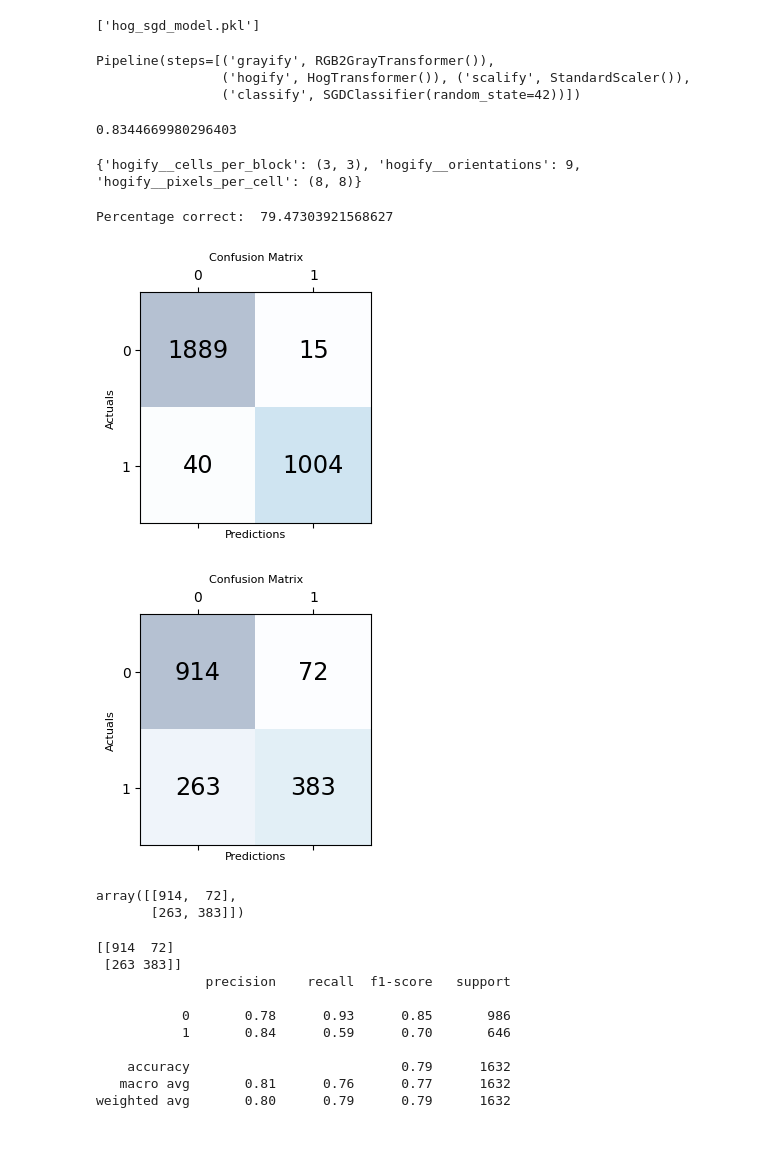
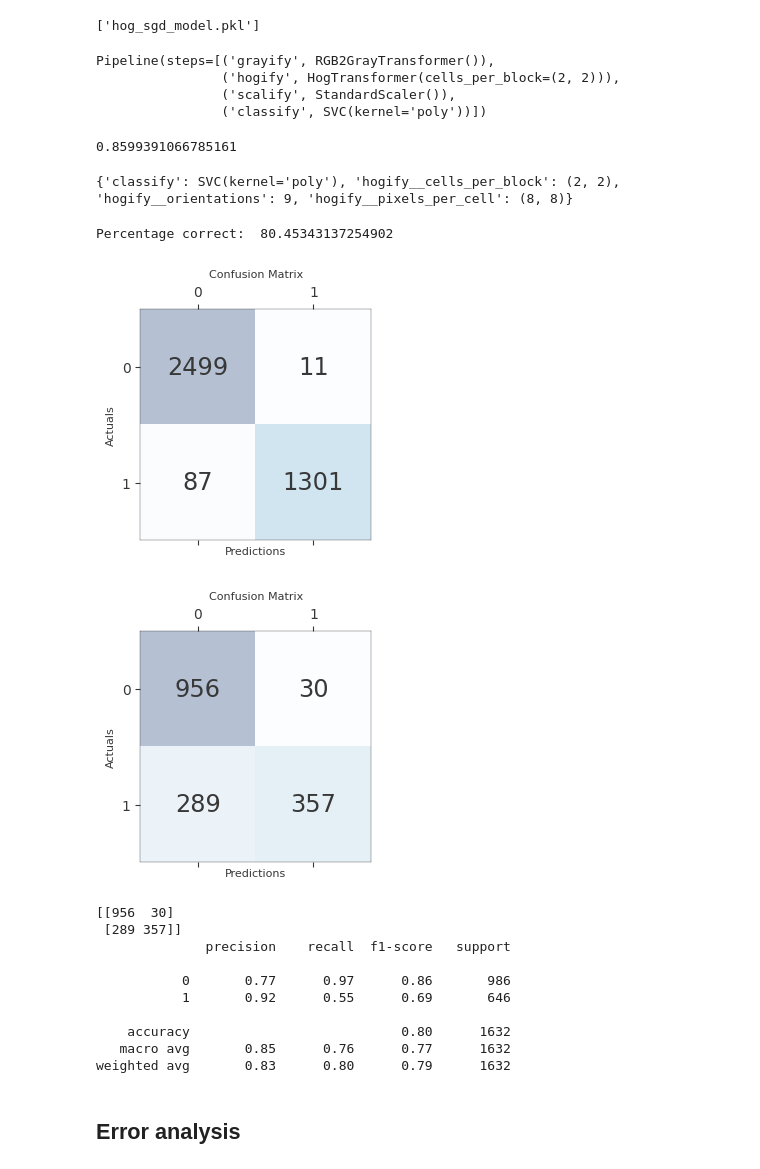
Before and after one commit to loukra/Respiratory_Disease_Classification, a Jupyter notebook: JNotebooks/Model/svm_model.ipynb, the cells around one changed output. Cells and saved outputs as stored; diff of their text form; code cells hidden in the pictures; blank space fills up the shorter version.

Commit message:
error ana

```diff
--- a/JNotebooks/Model/svm_model.ipynb
+++ b/JNotebooks/Model/svm_model.ipynb
@@ -406,42 +411,47 @@ Fitting 3 folds for each of 14 candidates, totalling 42 fits
 joblib.dump(grid_res, 'hog_sgd_model.pkl')
 # %% [output]
 ['hog_sgd_model.pkl']
+# %%
+grid_res = joblib.load("hog_sgd_poly.pkl")
 # %%
 # description of the best performing object, a pipeline in our case.
 grid_res.best_estimator_
 # %% [output]
 Pipeline(steps=[('grayify', RGB2GrayTransformer()),
-                ('hogify', HogTransformer()), ('scalify', StandardScaler()),
-                ('classify', SGDClassifier(random_state=42))])
+                ('hogify', HogTransformer(cells_per_block=(2, 2))),
+                ('scalify', StandardScaler()),
+                ('classify', SVC(kernel='poly'))])
 # %%
 # the highscore during the search
 grid_res.best_score_
 # %% [output]
-0.8344669980296403
+0.8599391066785161
 # %%
 print(grid_res.best_params_)
 # %% [output]
-{'hogify__cells_per_block': (3, 3), 'hogify__orientations': 9, 'hogify__pixels_per_cell': (8, 8)}
+{'classify': SVC(kernel='poly'), 'hogify__cells_per_block': (2, 2), 'hogify__orientations': 9, 'hogify__pixels_per_cell': (8, 8)}
 # %%
 best_pred = grid_res.predict(X_test)
 print('Percentage correct: ', 100*np.sum(best_pred == y_test)/len(y_test))
 # %% [output]
-Percentage correct:  79.47303921568627
+Percentage correct:  80.45343137254902
+# %%
+y_train_pred = grid_res.predict(X_train)
 # %%
-cm_gridS = confusion_matrix(y_train, grid_res.predict(X_train))
+cm_gridS = confusion_matrix(y_train, y_train_pred)
 
 fig, ax = plt.subplots(figsize=(3, 3))
 ax.matshow(cm_gridS, cmap=plt.cm.Blues, alpha=0.3)
 for i in range(cm_gridS.shape[0]):
     for j in range(cm_gridS.shape[1]):
         ax.text(x=j, y=i,s=cm_gridS[i, j], va='center', ha='center', size='xx-large')
 
 plt.xlabel('Predictions', fontsize=8)
 plt.ylabel('Actuals', fontsize=8)
 plt.title('Confusion Matrix', fontsize=8)
 plt.show()
 # %% [output]
-[figure, old version]
+[figure, new version]
 # %%
 cm_gridS = confusion_matrix(y_test, best_pred)
 
@@ -456,23 +466,20 @@ plt.ylabel('Actuals', fontsize=8)
 plt.title('Confusion Matrix', fontsize=8)
 plt.show()
 # %% [output]
-[figure, old version]
+[figure, new version]
-# %%
-cm_gridS
-# %% [output]
-array([[914,  72],
-       [263, 383]])
 # %%
 print(cm_gridS)
 print(classification_report(y_test, best_pred))
 # %% [output]
-[[914  72]
- [263 383]]
+[[956  30]
+ [289 357]]
               precision    recall  f1-score   support
 
-           0       0.78      0.93      0.85       986
-           1       0.84      0.59      0.70       646
+           0       0.77      0.97      0.86       986
+           1       0.92      0.55      0.69       646
 
-    accuracy                           0.79      1632
-   macro avg       0.81      0.76      0.77      1632
-weighted avg       0.80      0.79      0.79      1632
+    accuracy                           0.80      1632
+   macro avg       0.85      0.76      0.77      1632
+weighted avg       0.83      0.80      0.79      1632
+# %% [markdown]
+## Error analysis
```
Also changed, not shown: parts of 5 cells of this notebook.
